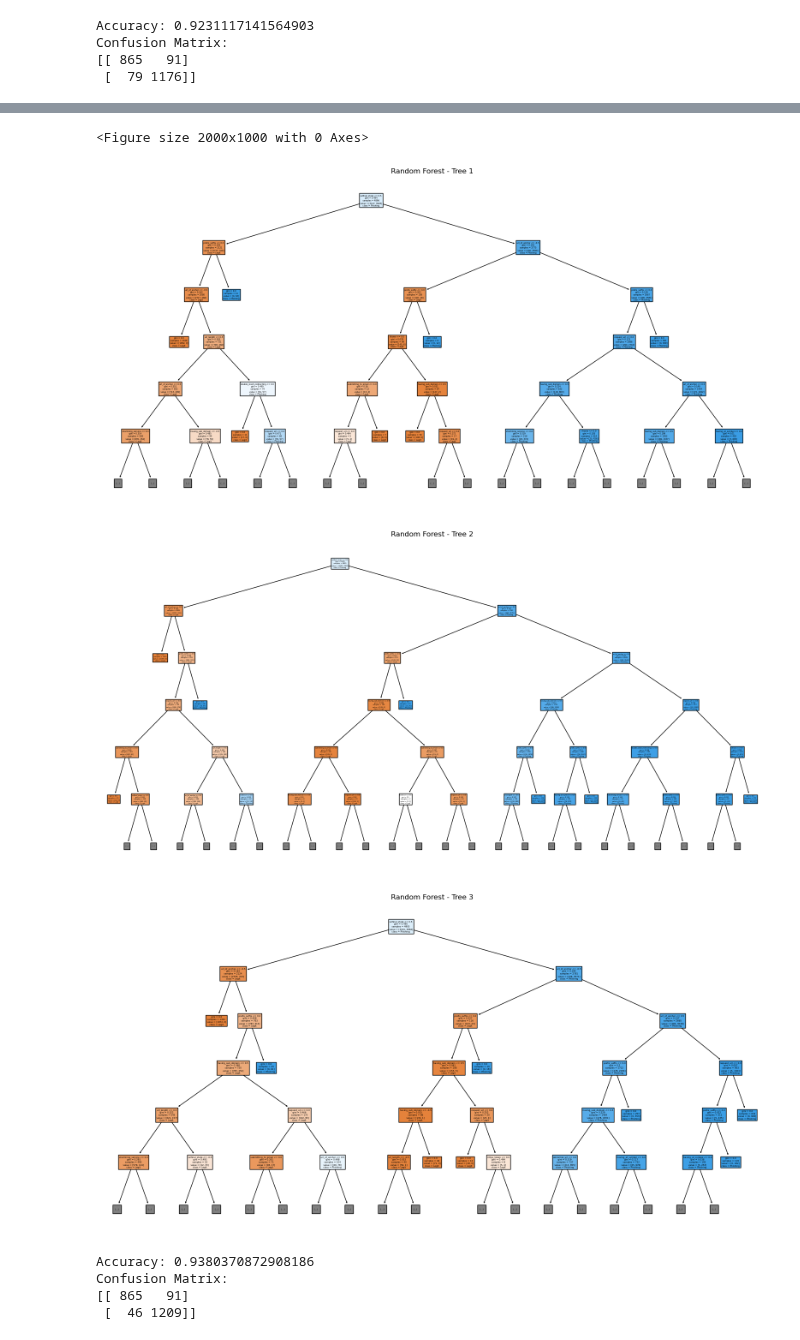
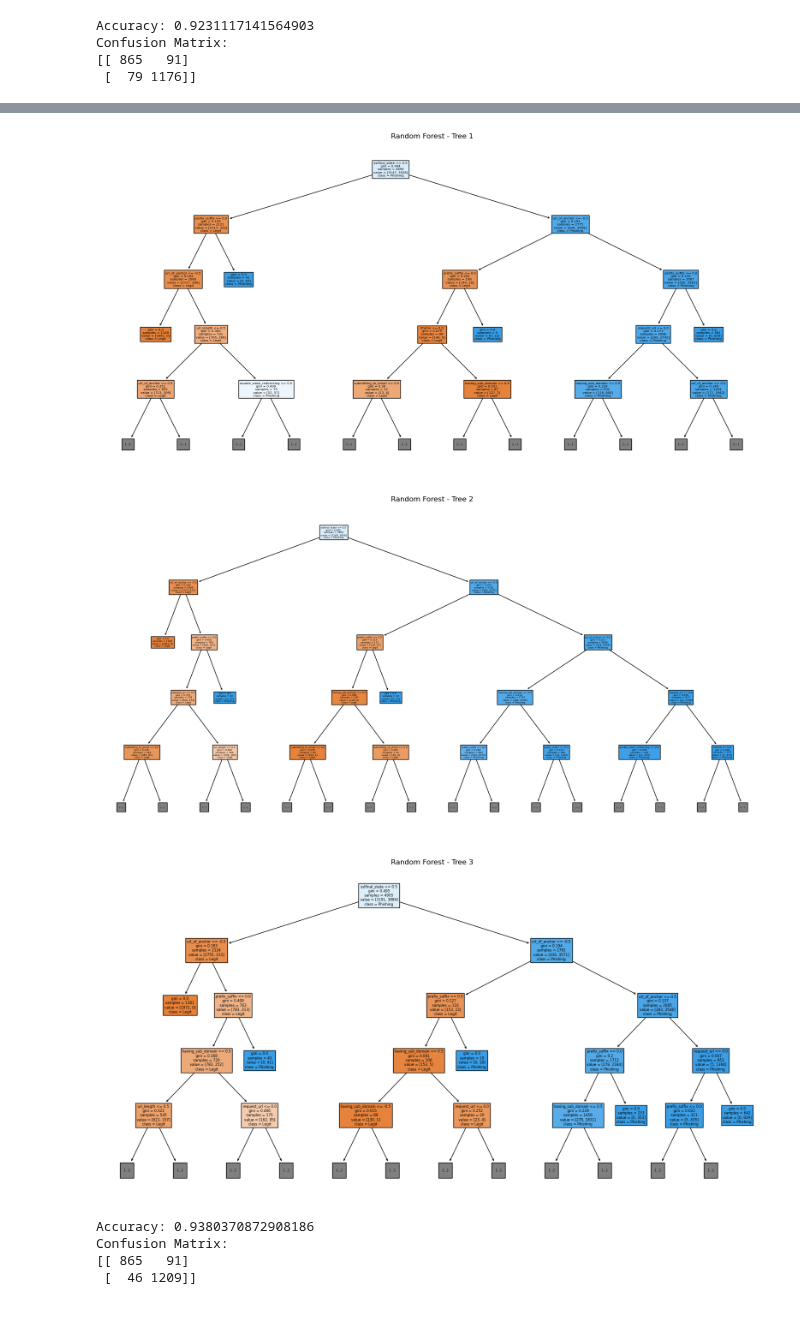
Before and after one commit to Islake/KoneOppiminen, a Jupyter notebook: tasks/Decision_trees_and_random_forests.ipynb, the cells around one changed output, grey strips where cells are left out. Drawn from its saved outputs; the diff is of its cells as text; code cells hidden in the pictures.

```diff
--- a/tasks/Decision_trees_and_random_forests.ipynb
+++ b/tasks/Decision_trees_and_random_forests.ipynb
@@ -245,34 +257,31 @@ for loop is used to visualise the frist three tree's, to get a better image of w
 # %%
 from sklearn.ensemble import RandomForestClassifier
 
 model = RandomForestClassifier(random_state = 42, n_estimators = 100,
                                max_features=0.75, max_samples=0.8, max_depth=10)
 model.fit(X_train, y_train.values.ravel())
 
-plt.figure(figsize=(20, 10))
-
 for i in range(3):
     plt.figure(figsize=(20, 10))
     plot_tree(model.estimators_[i], filled=True, feature_names=feature_names,
-              class_names=['Legit', 'Phishing'], max_depth=5)
+              class_names=['Legit', 'Phishing'], max_depth=4)
     plt.title(f'Random Forest - Tree {i+1}')
     plt.show()
 
 y_pred = model.predict(X_test)
 accuracy = accuracy_score(y_test, y_pred)
 conf_matrix = confusion_matrix(y_test, y_pred)
 
 print(f'Accuracy: {accuracy}')
 print(f'Confusion Matrix:\n{conf_matrix}')
 # %% [output]
-<Figure size 2000x1000 with 0 Axes>
-[figure, old version]
+[figure, new version]
-[figure, old version]
+[figure, new version]
-[figure, old version]
+[figure, new version]
-Accuracy: 0.9380370872908186
-Confusion Matrix:
-[[ 865   91]
- [  46 1209]]
+Accuracy: 0.9380370872908186
+Confusion Matrix:
+[[ 865   91]
+ [  46 1209]]
 # %%
 # Phase 5: Evaluation
 # Evaluate the model. How well does the model perform? Does it meet the business requirements?
```
Also changed, not shown: parts of 1 cell of this notebook.
